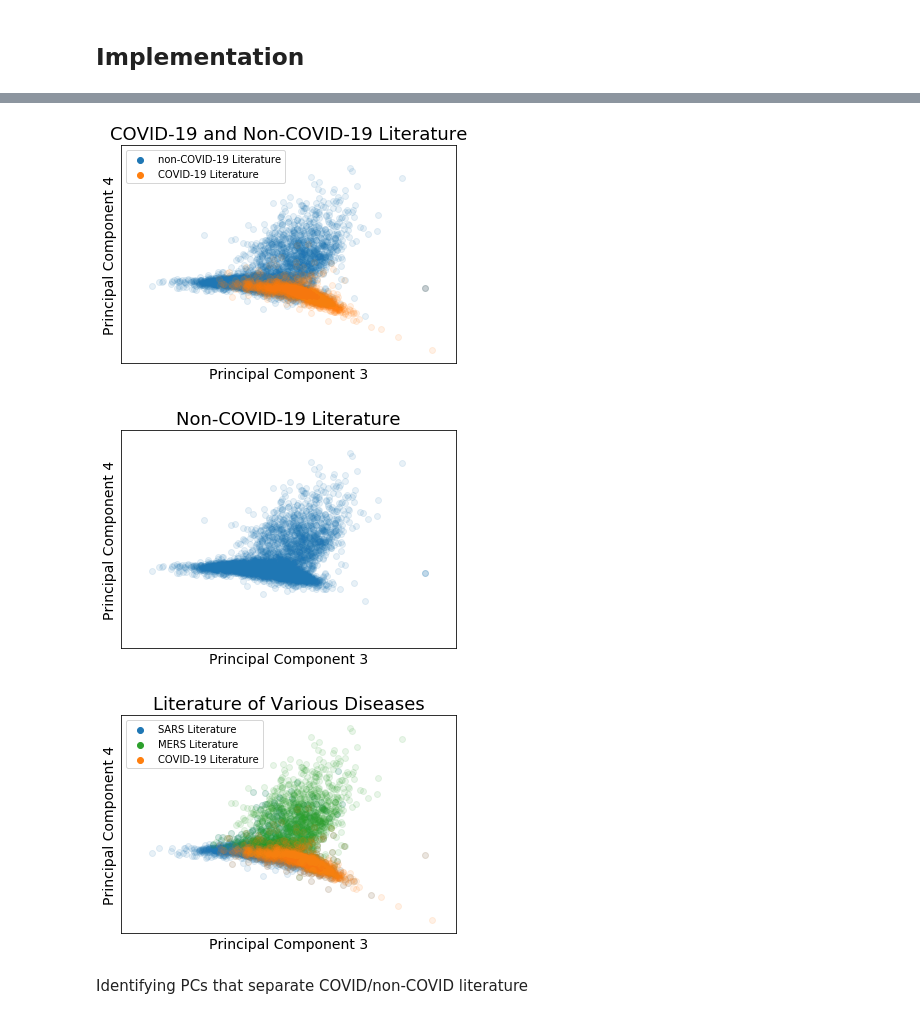
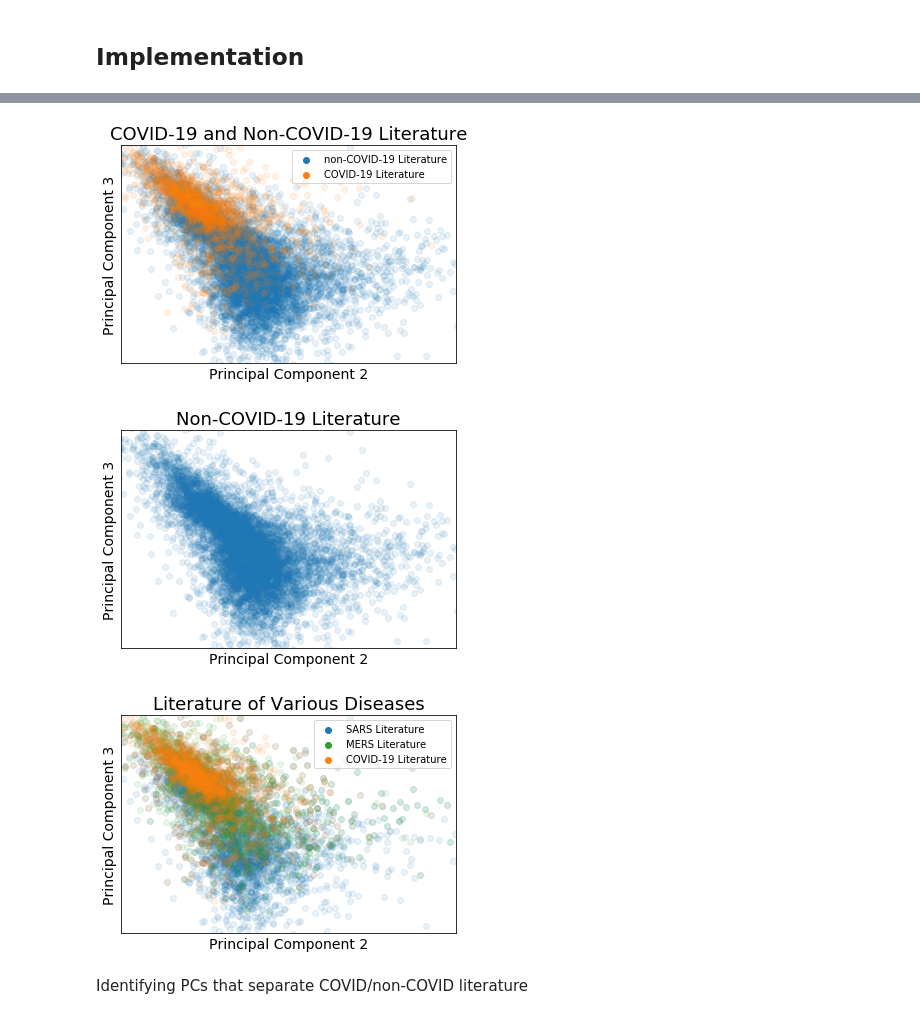
Before and after one commit to COVID19-DVRN/8-AI-Mapping-of-Relevant-Coronavirus-Literature, a Jupyter notebook: analysis/AbstractAnalytics-subsetted.ipynb, the cells around one changed output, grey strips where cells are left out. Saved outputs shown, nothing was run; the diff lists cells and outputs as text; code cells hidden in the pictures.

Commit message:
Figure revisions, etc.

```diff
--- a/analysis/AbstractAnalytics-subsetted.ipynb
+++ b/analysis/AbstractAnalytics-subsetted.ipynb
@@ -39,9 +40,9 @@ print('There are ' + str(count) + ' articles mentioning COVID.')
 # %% [output]
 There are 2000 articles mentioning COVID.
 # %%
-covid_article_indexes = np.argwhere(metadata['abstract'].str.contains('COVID|2019-nCoV|SARS-CoV-2')).T[0]
-mers_article_indexes = np.argwhere(metadata['abstract'].str.contains('MER|middle east| Middle East')).T[0]
-sars_article_indexes = np.argwhere(metadata['abstract'].str.contains('SARS')).T[0]
+covid_article_indexes = np.argwhere(np.array(metadata['abstract'].str.contains('COVID|2019-nCoV|SARS-CoV-2'))).T[0]
+mers_article_indexes = np.argwhere(np.array(metadata['abstract'].str.contains('MER|middle east| Middle East'))).T[0]
+sars_article_indexes = np.argwhere(np.array(metadata['abstract'].str.contains('SARS'))).T[0]
 # %% [markdown]
 # Traditional ML
 # %% [markdown]
@@ -94,11 +95,15 @@ dictionary, bow_corpus, tfidf, corpus_tfidf, tfidf_sparse = (preprocessor.dictio
 # %%
 tfidf_sparse_norm = normalize(tfidf_sparse, norm='l1', axis=1)
 # %%
-truncatedsvd = TruncatedSVD(n_components = 30, algorithm = 'randomized', random_state = 20)
+truncatedsvd = TruncatedSVD(n_components = 100, algorithm = 'randomized', random_state = 20)
+pca = PCA(n_components = 100, svd_solver = 'randomized', random_state = 20)
 
 transformed = truncatedsvd.fit_transform(tfidf_sparse_norm)
+# transformed = truncatedsvd.fit_transform(tfidf_sparse)
+
 
 plt.title('Explained Variance Ratio')
 plt.plot(np.cumsum(truncatedsvd.explained_variance_ratio_)[0:30])
 plt.ylim(0, 1.01)
+print(truncatedsvd.explained_variance_ratio_)
 # %% [output]
@@ -106,7 +127,7 @@ plt.ylim(0, 1.01)
 [figure]
 # %%
 xscale_log_addition = 0.1
-c_0, c_1 = 2,3
+c_0, c_1 = 1, 2
 #===== Set boundaries to remove outliers
 f = 0.01 # dimension factor
 p = 0.5 #percentile
@@ -124,7 +145,7 @@ plt.scatter(transformed[not_covid,c_0],
 plt.scatter(transformed[covid_article_indexes,c_0],
             transformed[covid_article_indexes,c_1], alpha=0.1, label='COVID-19 Literature')
 # plt.yscale('log')
-# plt.xlim(left, right); plt.ylim(low, high)
+plt.xlim(left, right); plt.ylim(low, high)
 # plt.xscale('log')
 plt.title('COVID-19 and Non-COVID-19 Literature', size=18)
 plt.xlabel('Principal Component ' + str(c_0 + 1), size=14)
@@ -142,41 +163,41 @@ not_covid = (np.isin(np.array(list(range(len(transformed)))), covid_article_inde
 plt.scatter(transformed[not_covid,c_0],
             transformed[not_covid,c_1], alpha=0.1, label='non-COVID-19 Literature')
 
 plt.scatter(transformed[covid_article_indexes,c_0],
             transformed[covid_article_indexes,c_1], alpha=0., label='COVID-19 Literature')
 # plt.yscale('log')
 # plt.xscale('log')
 plt.title('Non-COVID-19 Literature', size=18)
 plt.xlabel('Principal Component ' + str(c_0 + 1), size=14)
 plt.ylabel('Principal Component ' + str(c_1 + 1), size=14)
 plt.xticks([]); plt.yticks([])
-# plt.xlim(left, right); plt.ylim(low, high)
+plt.xlim(left, right); plt.ylim(low, high)
 # plt.legend()
 plt.show()
 
 
 
 plt.scatter(transformed[sars_article_indexes,c_0],
-            transformed[sars_article_indexes,c_1], alpha=0.1, label='SARS Literature')
+            transformed[sars_article_indexes,c_1], alpha=0.1, label='SARS Literature', zorder=1)
 plt.scatter(transformed[mers_article_indexes,c_0],
-            transformed[mers_article_indexes,c_1], alpha=0.1, label='MERS Literature', c='C2')
+            transformed[mers_article_indexes,c_1], alpha=0.1, label='MERS Literature', c='C2', zorder=2)
 plt.scatter(transformed[covid_article_indexes,c_0],
-            transformed[covid_article_indexes,c_1], alpha=0.1, label='COVID-19 Literature', c='C1')
+            transformed[covid_article_indexes,c_1], alpha=0.1, label='COVID-19 Literature', c='C1', zorder=3)
 # plt.yscale('log')
 # plt.xscale('log')
 plt.title('Literature of Various Diseases', size=18)
 plt.xlabel('Principal Component ' + str(c_0 + 1), size=14)
 plt.ylabel('Principal Component ' + str(c_1 + 1), size=14)
 plt.xticks([]); plt.yticks([])
 leg=plt.legend()
 for lh in leg.legendHandles:
     lh.set_alpha(1)
-# plt.xlim(left, right); plt.ylim(low, high)
+plt.xlim(left, right); plt.ylim(low, high)
 plt.show()
 # %% [output]
-[figure, old version]
+[figure, new version]
-[figure, old version]
+[figure, new version]
-[figure, old version]
+[figure, new version]
 # %% [markdown]
 Identifying PCs that separate COVID/non-COVID literature
 # %%
```
Also changed, not shown: parts of 5 cells of this notebook, 1 other file.
